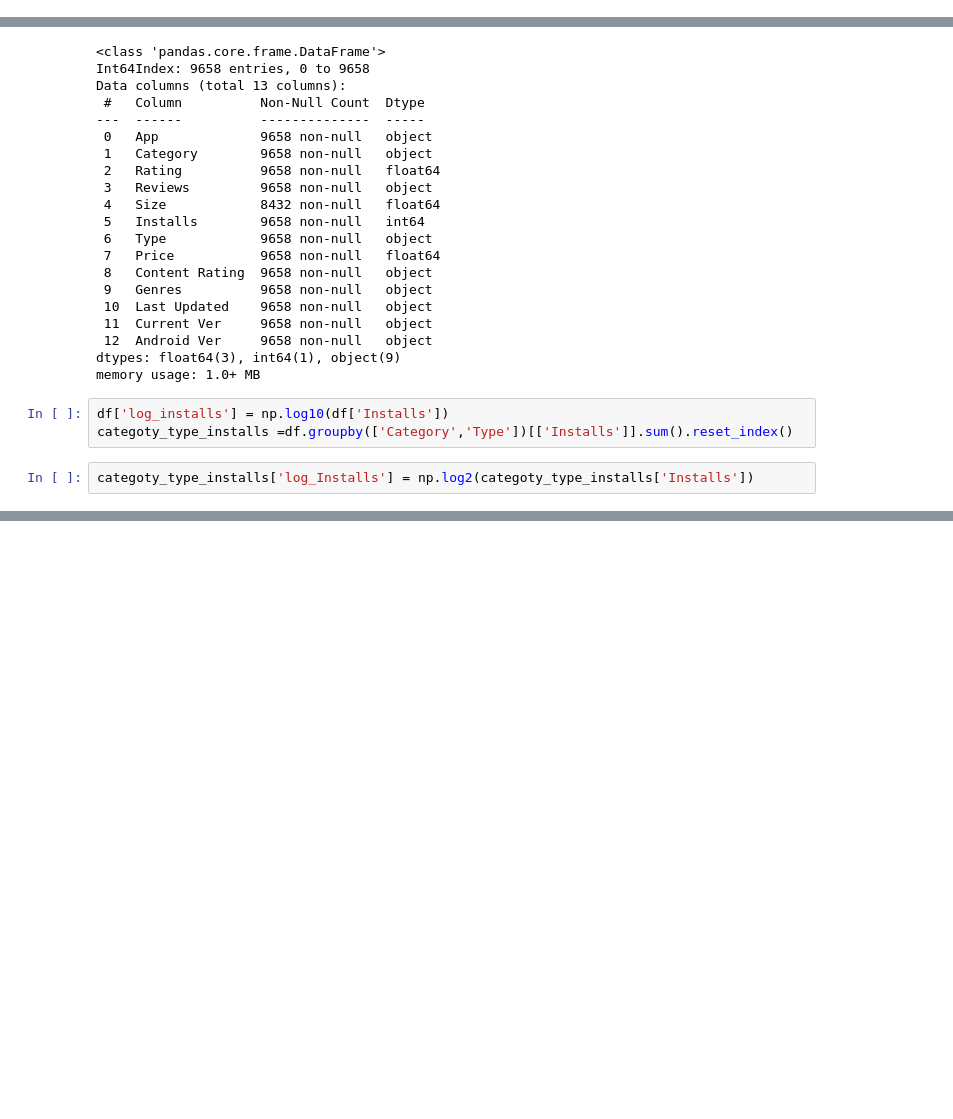
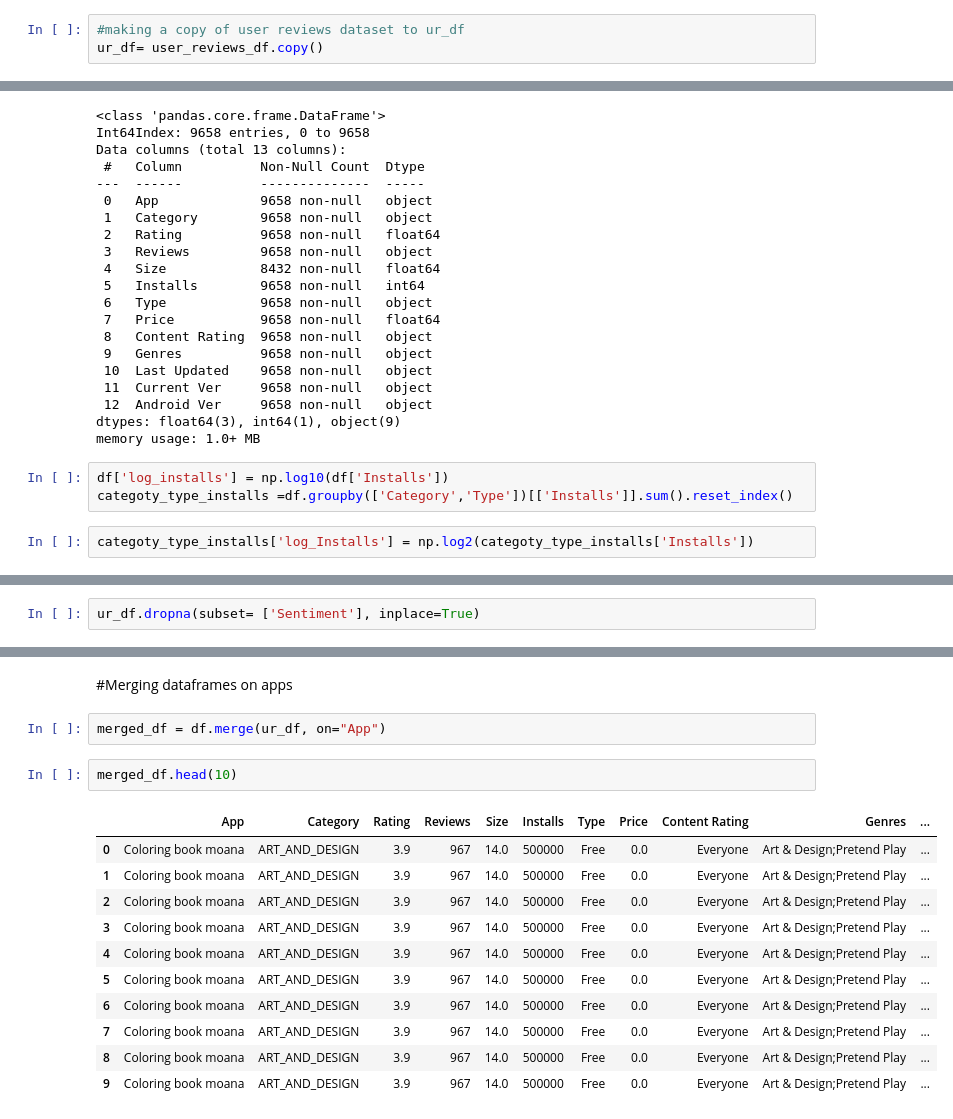
Before and after one commit to EjazAlam9006/play-store-app-reveiw-analysis, a Jupyter notebook: Play_Store_App_Review_Analysis_Capstone_Project.ipynb, the cells around one changed output, grey strips where cells are left out. Drawn from its saved outputs; the diff is of its cells as text; blank space fills up the shorter version.

```diff
--- a/Play_Store_App_Review_Analysis_Capstone_Project.ipynb
+++ b/Play_Store_App_Review_Analysis_Capstone_Project.ipynb
@@ -87,0 +96,3 @@ df.describe()
+# %%
+#making a copy of user reviews dataset to ur_df
+ur_df= user_reviews_df.copy()
@@ -433,0 +521,2 @@ plt.show()
+# %%
+ur_df.dropna(subset= ['Sentiment'], inplace=True)
@@ -433,0 +537,18 @@ plt.show()
+# %% [markdown]
+#Merging dataframes on apps
+# %%
+merged_df = df.merge(ur_df, on="App")
+# %%
+merged_df.head(10)
+# %% [output]
+|  | App | Category | Rating | Reviews | Size | Installs | Type | Price | Content Rating | Genres | ... |
+| 0 | Coloring book moana | ART_AND_DESIGN | 3.9 | 967 | 14.0 | 500000 | Free | 0.0 | Everyone | Art & Design;Pretend Play | ... |
+| 1 | Coloring book moana | ART_AND_DESIGN | 3.9 | 967 | 14.0 | 500000 | Free | 0.0 | Everyone | Art & Design;Pretend Play | ... |
+| 2 | Coloring book moana | ART_AND_DESIGN | 3.9 | 967 | 14.0 | 500000 | Free | 0.0 | Everyone | Art & Design;Pretend Play | ... |
+| 3 | Coloring book moana | ART_AND_DESIGN | 3.9 | 967 | 14.0 | 500000 | Free | 0.0 | Everyone | Art & Design;Pretend Play | ... |
+| 4 | Coloring book moana | ART_AND_DESIGN | 3.9 | 967 | 14.0 | 500000 | Free | 0.0 | Everyone | Art & Design;Pretend Play | ... |
+| 5 | Coloring book moana | ART_AND_DESIGN | 3.9 | 967 | 14.0 | 500000 | Free | 0.0 | Everyone | Art & Design;Pretend Play | ... |
+| 6 | Coloring book moana | ART_AND_DESIGN | 3.9 | 967 | 14.0 | 500000 | Free | 0.0 | Everyone | Art & Design;Pretend Play | ... |
+| 7 | Coloring book moana | ART_AND_DESIGN | 3.9 | 967 | 14.0 | 500000 | Free | 0.0 | Everyone | Art & Design;Pretend Play | ... |
+| 8 | Coloring book moana | ART_AND_DESIGN | 3.9 | 967 | 14.0 | 500000 | Free | 0.0 | Everyone | Art & Design;Pretend Play | ... |
+| 9 | Coloring book moana | ART_AND_DESIGN | 3.9 | 967 | 14.0 | 500000 | Free | 0.0 | Everyone | Art & Design;Pretend Play | ... |
```
Also changed, not shown: parts of 25 cells of this notebook.
